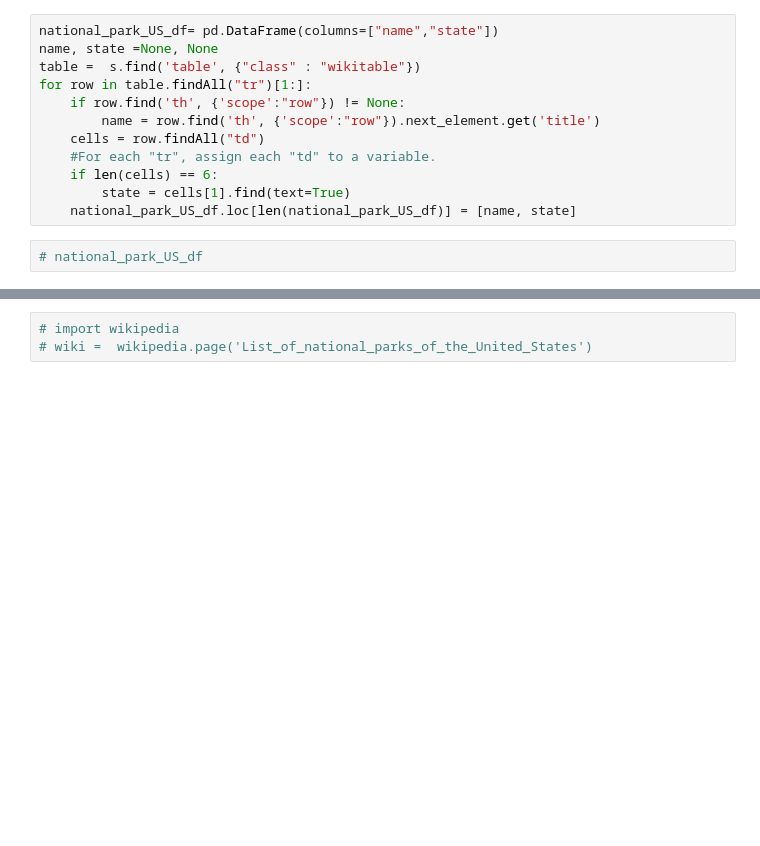
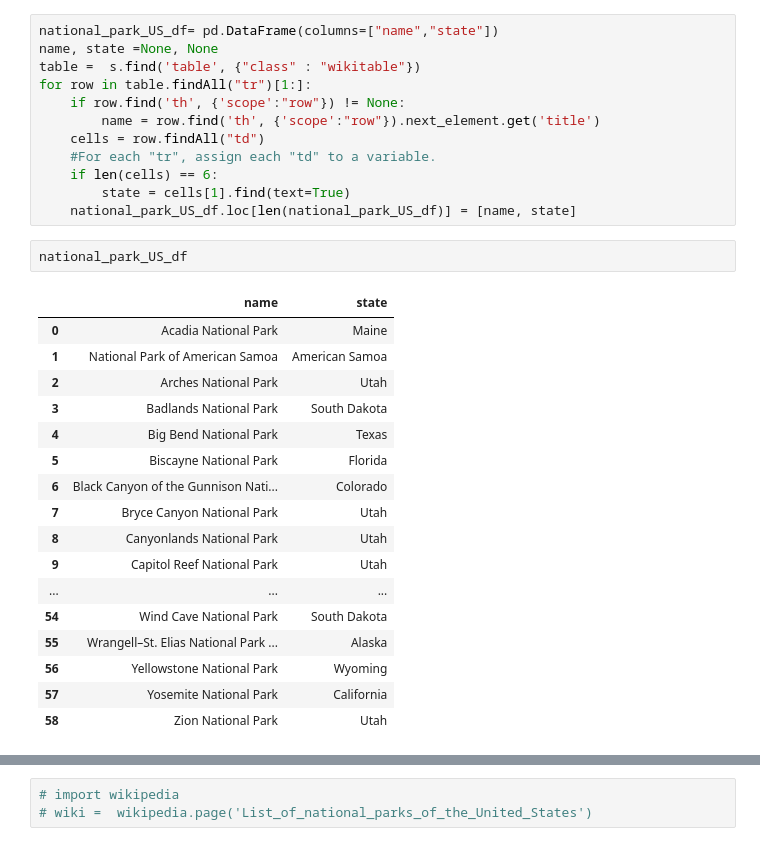
Before and after one commit to kennethcc2005/friends, a Jupyter notebook: Data Wrangling.ipynb, the cells around one changed output, grey strips where cells are left out. Cells and saved outputs as stored; diff of their text form; blank space fills up the shorter version.

Commit message:
doing national park

```diff
--- a/Data Wrangling.ipynb
+++ b/Data Wrangling.ipynb
@@ -786,7 +696,25 @@ for row in table.findAll("tr")[1:]:
     if len(cells) == 6:
         state = cells[1].find(text=True)
     national_park_US_df.loc[len(national_park_US_df)] = [name, state]
-# %%
-# national_park_US_df
+# %%
+national_park_US_df
+# %% [output]
+|  | name | state |
+| 0 | Acadia National Park | Maine |
+| 1 | National Park of American Samoa | American Samoa |
+| 2 | Arches National Park | Utah |
+| 3 | Badlands National Park | South Dakota |
+| 4 | Big Bend National Park | Texas |
+| 5 | Biscayne National Park | Florida |
+| 6 | Black Canyon of the Gunnison Nati... | Colorado |
+| 7 | Bryce Canyon National Park | Utah |
+| 8 | Canyonlands National Park | Utah |
+| 9 | Capitol Reef National Park | Utah |
+| ... | ... | ... |
+| 54 | Wind Cave National Park | South Dakota |
+| 55 | Wrangell–St. Elias National Park ... | Alaska |
+| 56 | Yellowstone National Park | Wyoming |
+| 57 | Yosemite National Park | California |
+| 58 | Zion National Park | Utah |
 # %%
 for index in national_park_US_df.index:
```
Also changed, not shown: parts of 15 cells of this notebook.
